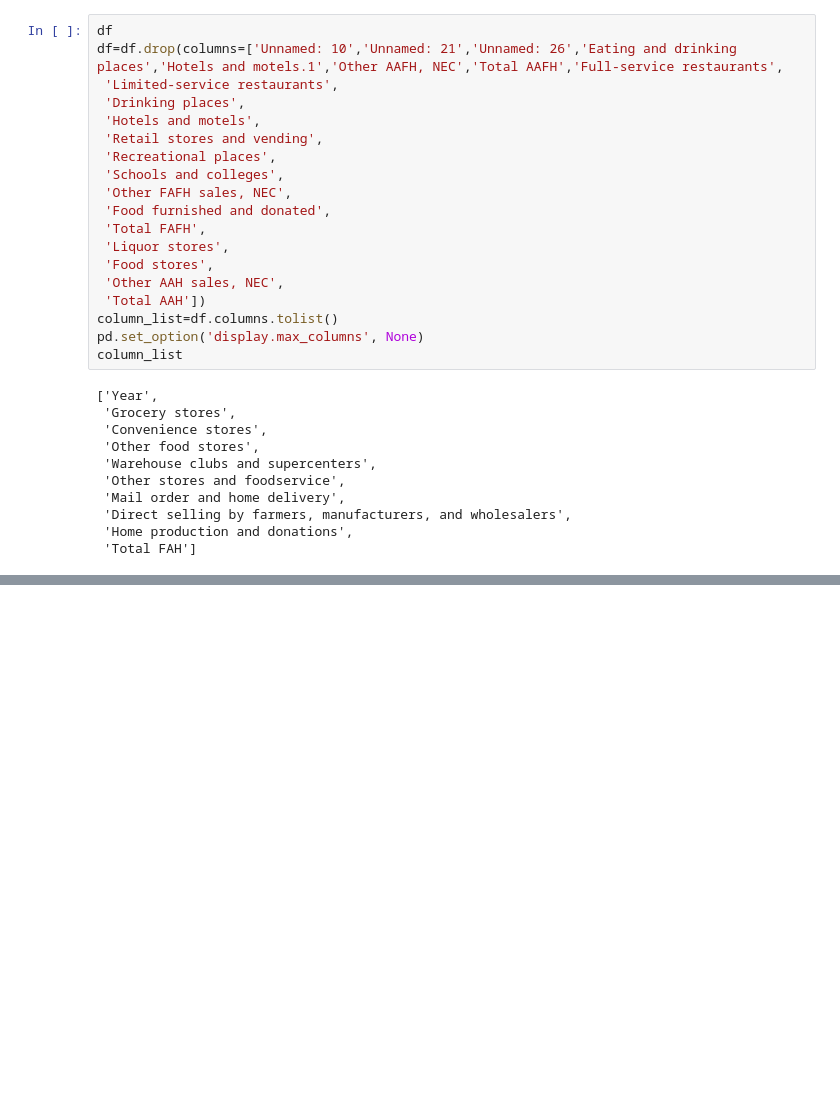
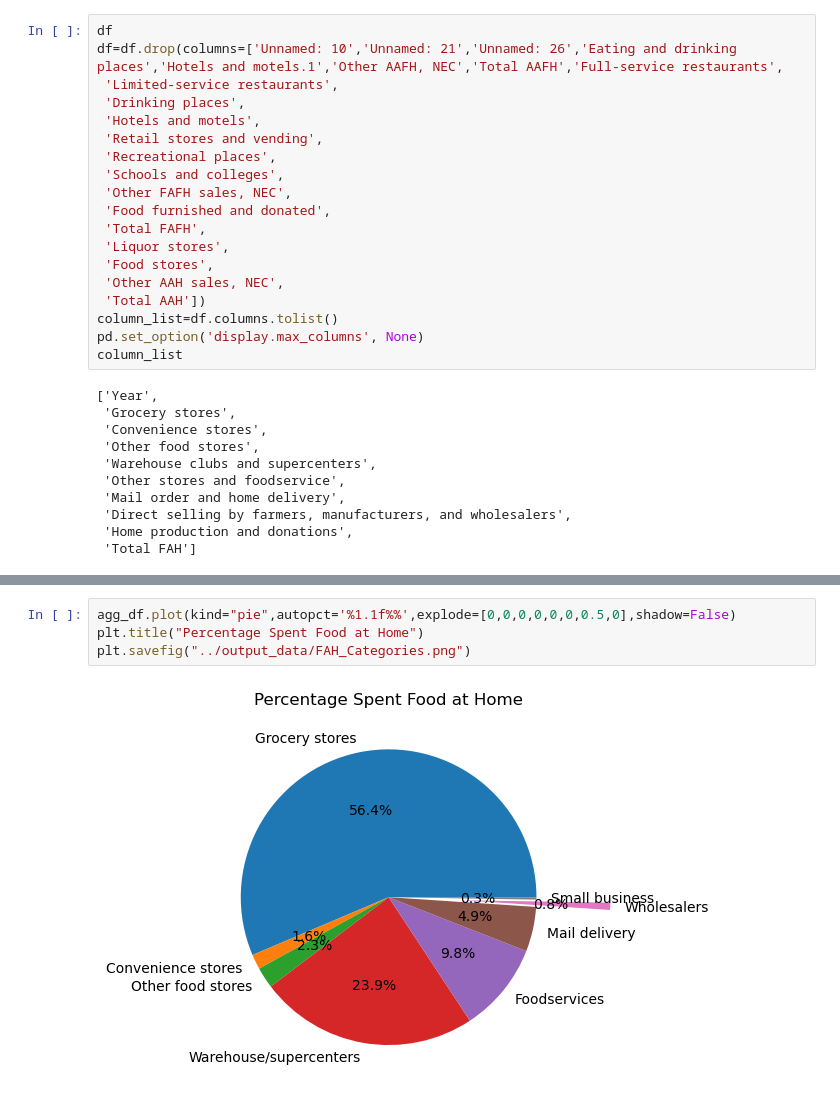
Before and after one commit to bkeffer3098/Project-1, a Jupyter notebook: Notebooks/fah.ipynb, the cells around one changed output, grey strips where cells are left out. Cells and saved outputs as stored; diff of their text form; blank space fills up the shorter version.

```diff
--- a/Notebooks/fah.ipynb
+++ b/Notebooks/fah.ipynb
@@ -96,0 +139,6 @@ df.pivot(index="Year", columns="Total FAH", values="Total FAH")
+# %%
+agg_df.plot(kind="pie",autopct='%1.1f%%',explode=[0,0,0,0,0,0,0.5,0],shadow=False)
+plt.title("Percentage Spent Food at Home")
+plt.savefig("../output_data/FAH_Categories.png")
+# %% [output]
+[figure, added]
```
Also changed, not shown: parts of 13 cells of this notebook, 5 other files.
